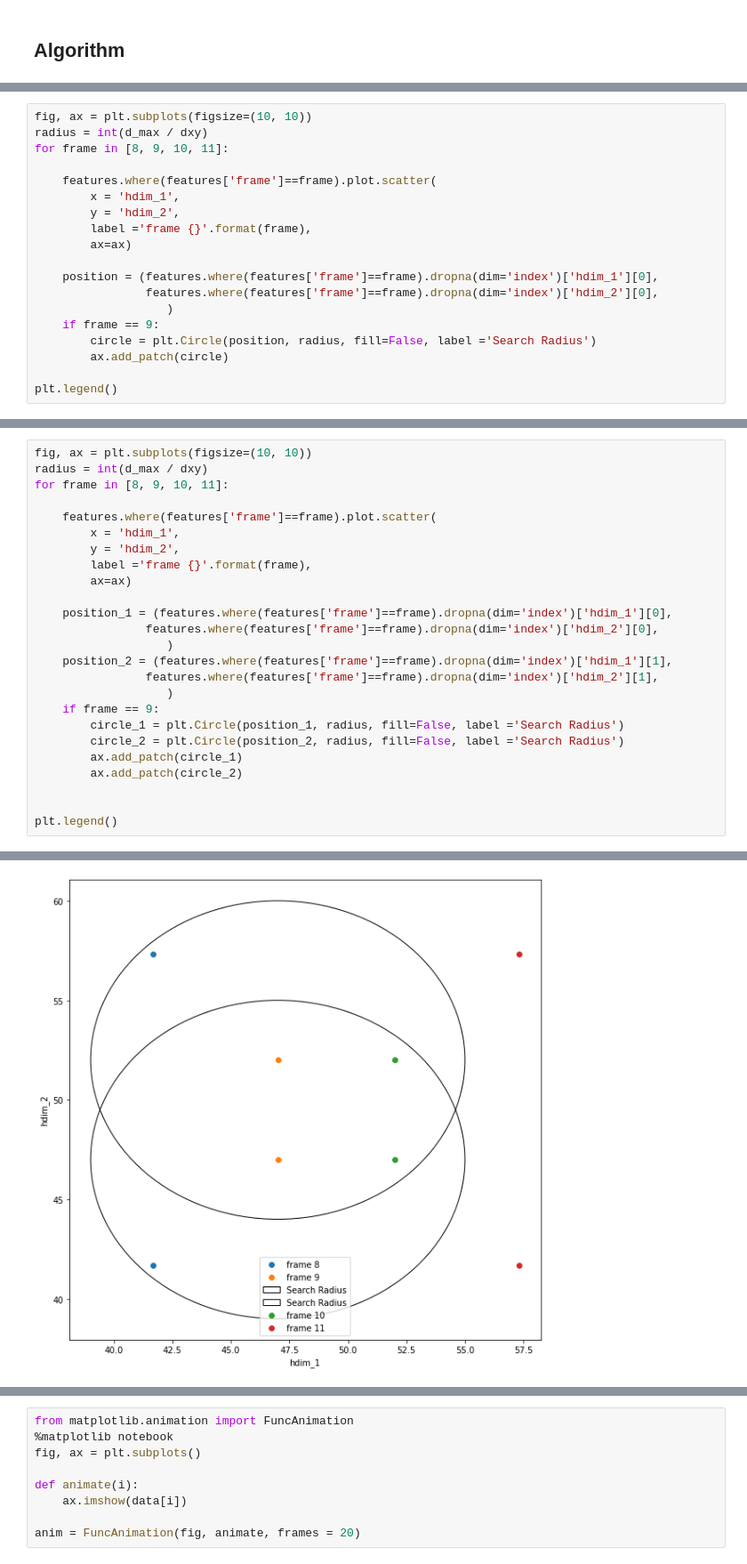
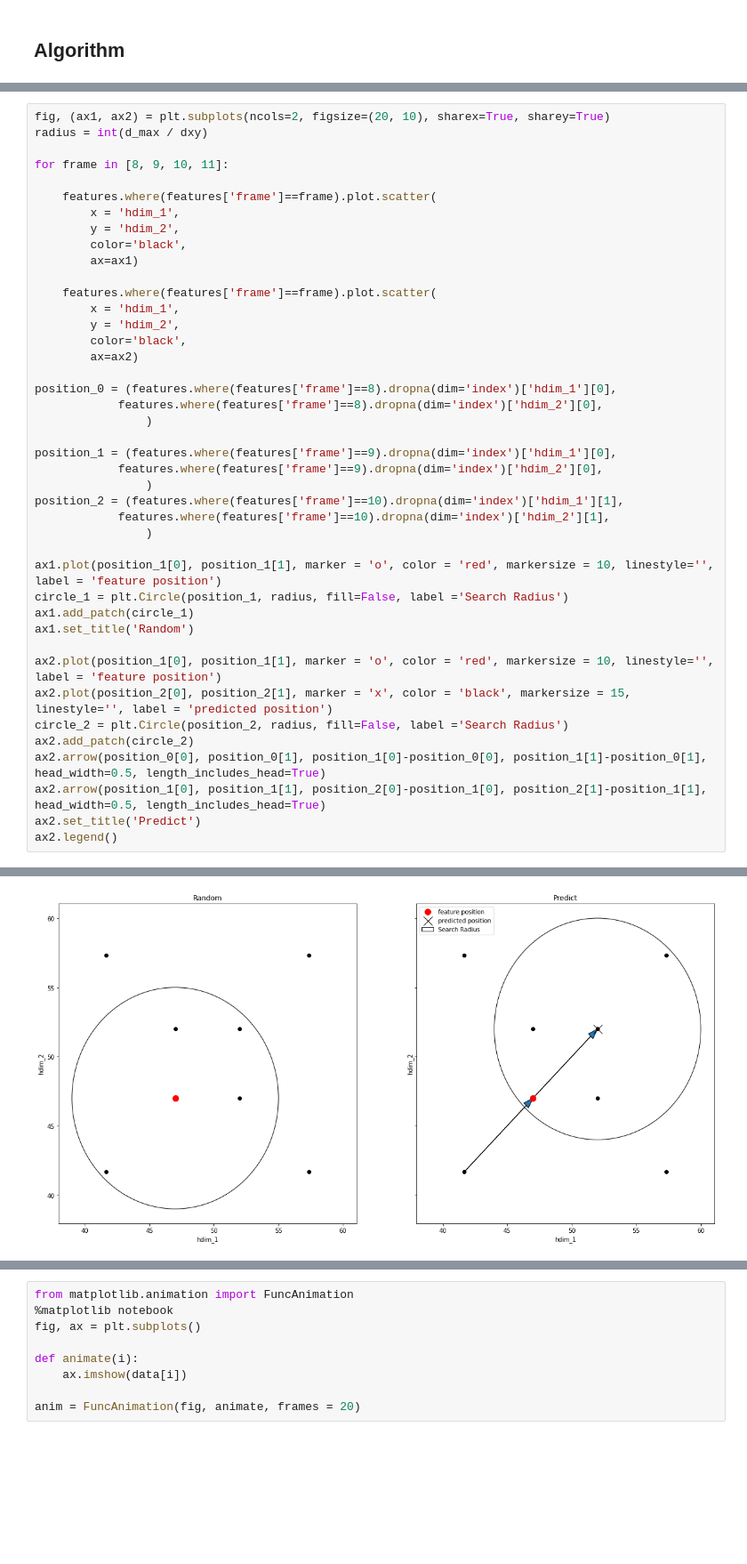
Before and after one commit to tobac-project/tobac-tutorials, a Jupyter notebook: tutorials/Basics/Idealized-Case-2_Two_crossing_Blobs.ipynb, the cells around one changed output, grey strips where cells are left out. Shown at 89% size. Saved outputs shown, nothing was run; the diff lists cells and outputs as text; blank space fills up the shorter version.

```diff
--- a/tutorials/Basics/Idealized-Case-2_Two_crossing_Blobs.ipynb
+++ b/tutorials/Basics/Idealized-Case-2_Two_crossing_Blobs.ipynb
@@ -141,19 +138,0 @@ plt.legend()
-# %%
-fig, ax = plt.subplots(figsize=(10, 10))
-radius = int(d_max / dxy)
-for frame in [8, 9, 10, 11]:
-
-    features.where(features['frame']==frame).plot.scatter(
-        x = 'hdim_1',
-        y = 'hdim_2',
-        label ='frame {}'.format(frame),
-        ax=ax)
-
-    position = (features.where(features['frame']==frame).dropna(dim='index')['hdim_1'][0],
-                features.where(features['frame']==frame).dropna(dim='index')['hdim_2'][0],
-                   )
-    if frame == 9:
-        circle = plt.Circle(position, radius, fill=False, label ='Search Radius')
-        ax.add_patch(circle)
-
-plt.legend()
@@ -163,28 +141,45 @@ plt.legend()
 # %%
-fig, ax = plt.subplots(figsize=(10, 10))
+fig, (ax1, ax2) = plt.subplots(ncols=2, figsize=(20, 10), sharex=True, sharey=True)
 radius = int(d_max / dxy)
+
 for frame in [8, 9, 10, 11]:
 
     features.where(features['frame']==frame).plot.scatter(
         x = 'hdim_1',
         y = 'hdim_2',
-        label ='frame {}'.format(frame),
-        ax=ax)
+        color='black',
+        ax=ax1)
 
-    position_1 = (features.where(features['frame']==frame).dropna(dim='index')['hdim_1'][0],
-                features.where(features['frame']==frame).dropna(dim='index')['hdim_2'][0],
-                   )
-    position_2 = (features.where(features['frame']==frame).dropna(dim='index')['hdim_1'][1],
-                features.where(features['frame']==frame).dropna(dim='index')['hdim_2'][1],
-                   )
-    if frame == 9:
-        circle_1 = plt.Circle(position_1, radius, fill=False, label ='Search Radius')
-        circle_2 = plt.Circle(position_2, radius, fill=False, label ='Search Radius')
-        ax.add_patch(circle_1)
-        ax.add_patch(circle_2)
+    features.where(features['frame']==frame).plot.scatter(
+        x = 'hdim_1',
+        y = 'hdim_2',
+        color='black',
+        ax=ax2)
 
+position_0 = (features.where(features['frame']==8).dropna(dim='index')['hdim_1'][0],
+            features.where(features['frame']==8).dropna(dim='index')['hdim_2'][0],
+                )
 
-plt.legend()
+position_1 = (features.where(features['frame']==9).dropna(dim='index')['hdim_1'][0],
+            features.where(features['frame']==9).dropna(dim='index')['hdim_2'][0],
+                )
+position_2 = (features.where(features['frame']==10).dropna(dim='index')['hdim_1'][1],
+            features.where(features['frame']==10).dropna(dim='index')['hdim_2'][1],
+                )
+
+ax1.plot(position_1[0], position_1[1], marker = 'o', color = 'red', markersize = 10, linestyle='', label = 'feature position')
+circle_1 = plt.Circle(position_1, radius, fill=False, label ='Search Radius')
+ax1.add_patch(circle_1)
+ax1.set_title('Random')
+
+ax2.plot(position_1[0], position_1[1], marker = 'o', color = 'red', markersize = 10, linestyle='', label = 'feature position')
+ax2.plot(position_2[0], position_2[1], marker = 'x', color = 'black', markersize = 15, linestyle='', label = 'predicted position')
+circle_2 = plt.Circle(position_2, radius, fill=False, label ='Search Radius')
+ax2.add_patch(circle_2)
+ax2.arrow(position_0[0], position_0[1], position_1[0]-position_0[0], position_1[1]-position_0[1], head_width=0.5, length_includes_head=True)
+ax2.arrow(position_1[0], position_1[1], position_2[0]-position_1[0], position_2[1]-position_1[1], head_width=0.5, length_includes_head=True)
+ax2.set_title('Predict')
+ax2.legend()
 # %% [output]
 <matplotlib.legend.Legend at 0x...>
-[figure, old version]
+[figure, new version]
```
Also changed, not shown: parts of 7 cells of this notebook.
